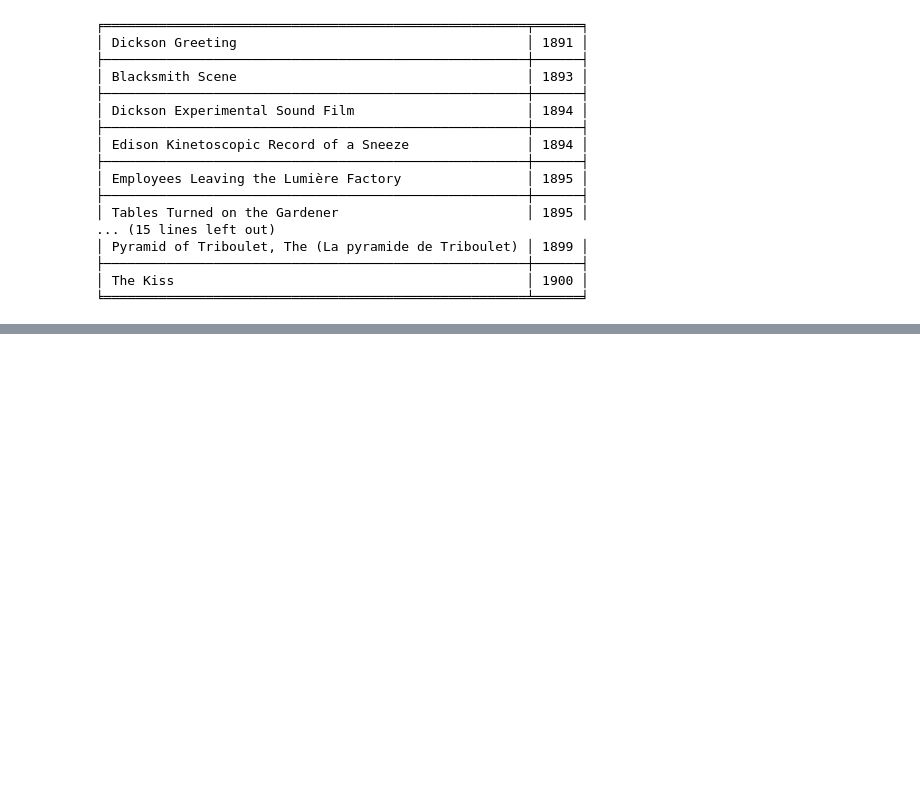
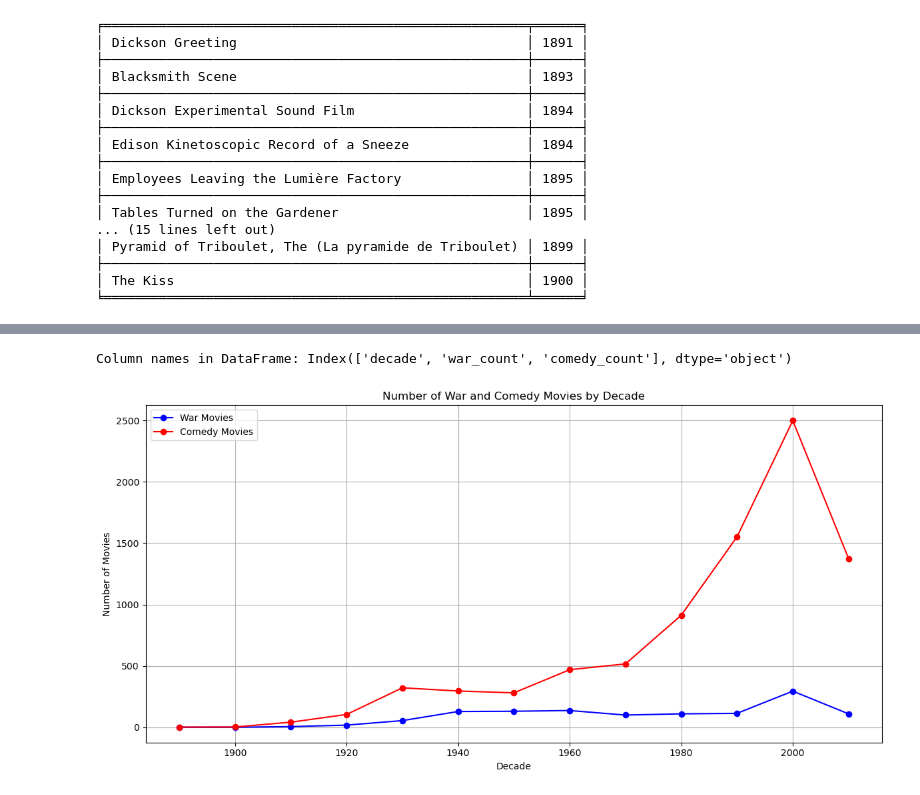
Before and after one commit to jdek-group/hello-world, a Jupyter notebook: staging/dataset-wip.ipynb, the cells around one changed output, grey strips where cells are left out. Saved outputs shown, nothing was run; the diff lists cells and outputs as text; code cells hidden in the pictures; blank space fills up the shorter version.

```diff
--- a/staging/dataset-wip.ipynb
+++ b/staging/dataset-wip.ipynb
@@ -427,0 +505,55 @@ print(tabulate(results, tablefmt="fancy_grid"))
+# %%
+# Number of War and Comedy Movies by Decade (alternative plot)
+# SQL Query
+query = """
+SELECT
+    (movies.year / 10) * 10 AS decade,
+    COUNT(CASE WHEN genres.genrename = 'War' THEN 1 END) AS war_count,
+    COUNT(CASE WHEN genres.genrename = 'Comedy' THEN 1 END) AS comedy_count
+FROM Movies AS movies
+JOIN MovieGenres AS moviegenres ON movies.movieid = moviegenres.movieid
+JOIN Genres AS genres ON moviegenres.genreid = genres.genreid
+WHERE genres.genrename IN ('War', 'Comedy')
+GROUP BY decade
+ORDER BY decade;
+"""
+
+# Create a cursor object
+cur = conn.cursor()
+
+# Execute the query
+cur.execute(query)
+
+# Fetch all results
+results = cur.fetchall()
+
+# Create a DataFrame from the results
+df = pd.DataFrame(results, columns=['decade', 'war_count', 'comedy_count'])
+
+# Debugging: Print column names
+print("Column names in DataFrame:", df.columns)
+
+# Prepare data for plotting
+plt.figure(figsize=(12, 6))
+
+# Plot the data
+plt.plot(df['decade'], df['war_count'], marker='o', linestyle='-', color='b', label='War Movies')
+plt.plot(df['decade'], df['comedy_count'], marker='o', linestyle='-', color='r', label='Comedy Movies')
+
+# Add titles and labels
+plt.title('Number of War and Comedy Movies by Decade')
+plt.xlabel('Decade')
+plt.ylabel('Number of Movies')
+plt.legend()
+plt.grid(True)
+
+# Show the plot
+plt.tight_layout()
+plt.show()
+
+# Close the cursor and connection
+cur.close()
+conn.close()
+# %% [output]
+Column names in DataFrame: Index(['decade', 'war_count', 'comedy_count'], dtype='object')
+[figure, added]
```
Also changed, not shown: parts of 1 cell of this notebook.
